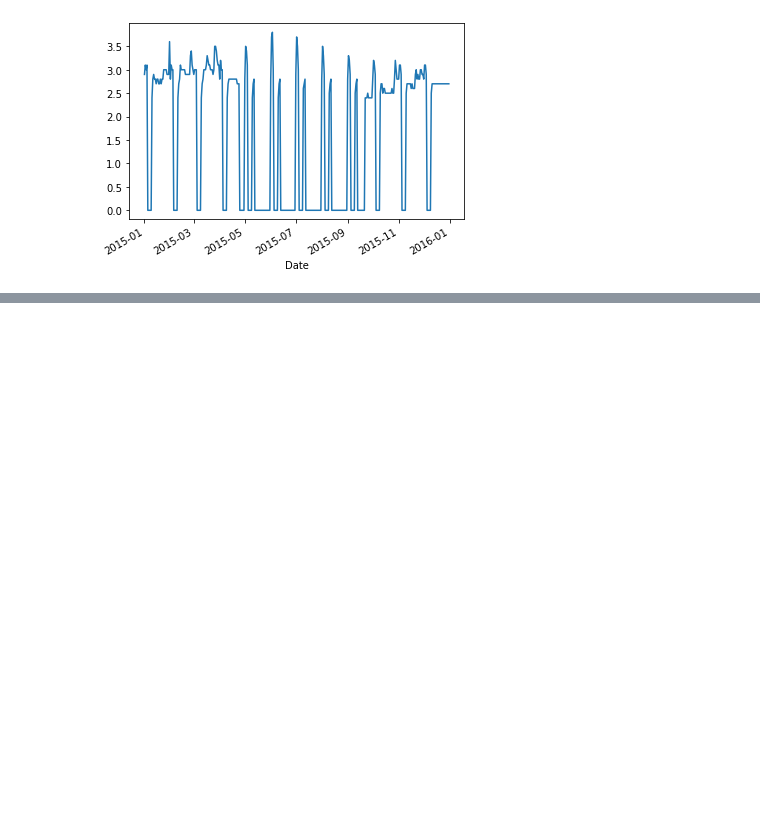
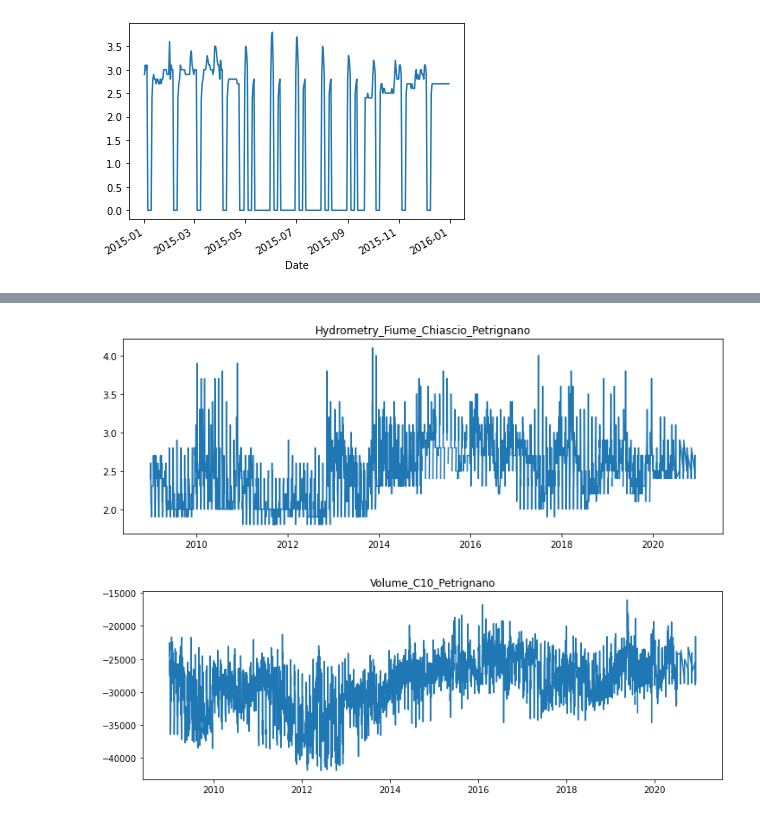
Before and after one commit to datastraine/kaggle, a Jupyter notebook: AceaSmart_Water_Analytics/acea-comp-explore.ipynb, the cells around one changed output, grey strips where cells are left out. Saved outputs shown, nothing was run; the diff lists cells and outputs as text; code cells hidden in the pictures; blank space fills up the shorter version.

```diff
--- a/AceaSmart_Water_Analytics/acea-comp-explore.ipynb
+++ b/AceaSmart_Water_Analytics/acea-comp-explore.ipynb
@@ -1226,0 +1229,4 @@ Aquifer_Petrignano['Hydrometry_Fiume_Chiascio_Petrignano'][(Aquifer_Petrignano.i
+# %%
+aqp[aqp['Hydrometry_Fiume_Chiascio_Petrignano'] == 0] = aqp['Hydrometry_Fiume_Chiascio_Petrignano'].replace(0, np.nan, inplace=True)
+aqp[aqp['Volume_C10_Petrignano'] == 0] = aqp['Hydrometry_Fiume_Chiascio_Petrignano'].replace(0, np.nan, inplace=True)
+aqp.isnull().sum()
@@ -1226,0 +1242,14 @@ Aquifer_Petrignano['Hydrometry_Fiume_Chiascio_Petrignano'][(Aquifer_Petrignano.i
+# %%
+# then apply a cubic spline interpolator to the data we just nulled
+aqp[['Hydrometry_Fiume_Chiascio_Petrignano', 'Volume_C10_Petrignano']].interpolate(method='spline',  order=3, inplace=True)
+# finally, plot the data to ensure it took
+
+columns = ['Hydrometry_Fiume_Chiascio_Petrignano', 'Volume_C10_Petrignano']
+for col in columns:
+    plt.figure(figsize=(12,4))
+    plt.plot(aqp[col])
+    plt.title(col)
+    plt.show()
+# %% [output]
+[figure, added]
+[figure, added]
```
Also changed, not shown: parts of 5 cells of this notebook.
